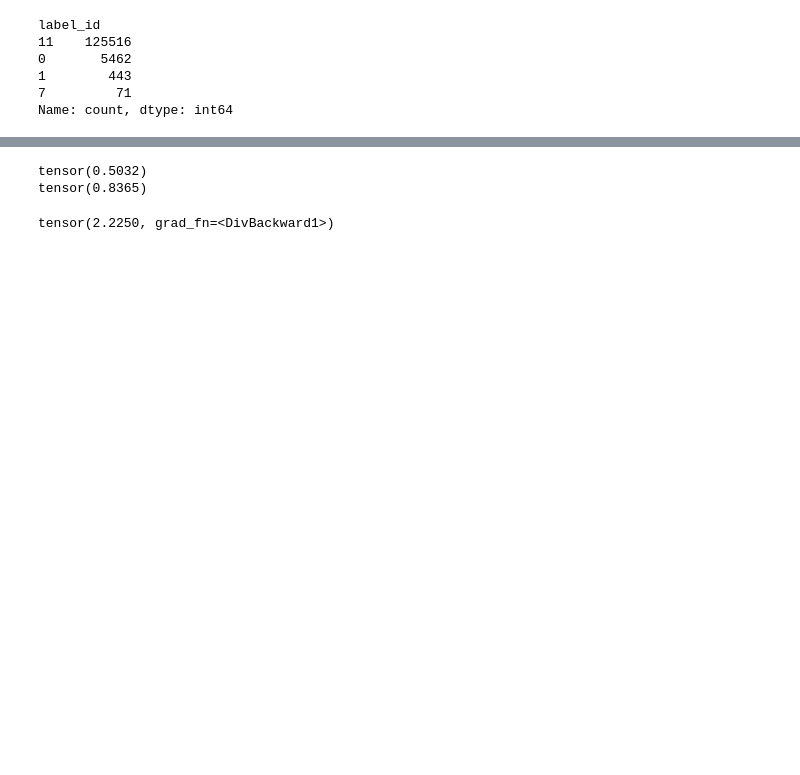
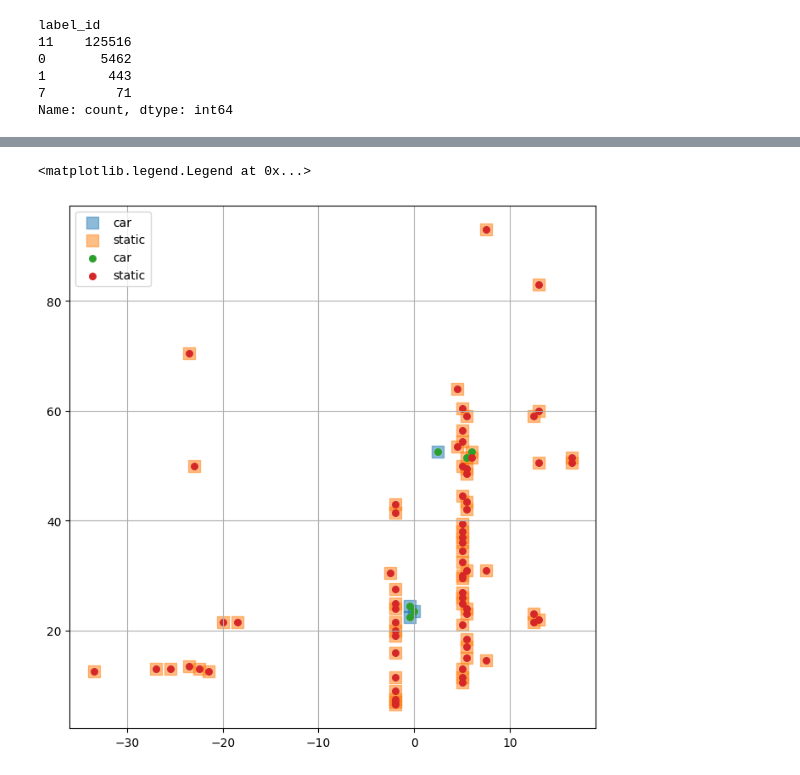
Before and after one commit to trujilloRJ/radar-semantic-segmentation, a Jupyter notebook: sandbox.ipynb, the cells around one changed output, grey strips where cells are left out. Cells and saved outputs as stored; diff of their text form; code cells hidden in the pictures; blank space fills up the shorter version.

```diff
--- a/sandbox.ipynb
+++ b/sandbox.ipynb
@@ -29,17 +38,20 @@ The autoreload extension is already loaded. To reload it, use:
 # %%
 # loading scene
 sequence_id = "sequence_1"
+data_folder = "train"
+exp_name = "baseline_unet_noWCE_ep12"
 scene_fn = os.path.join(os.getenv("DATA_LOCATION"), sequence_id, "scenes.json")
 detections = get_scene(scene_fn)
 tss = detections['timestamp'].unique()
 print(detections['label_id'].value_counts())
 
 # loading model for inference
-chs = [8, 16, 32]
+chs = [16, 32, 64]
 optimizer_choice = OptimizerChoice.ADAMW
 model = UNet(chs=chs, n_classes=N_LABELS)
+model.eval() # set model to evaluation mode, no training in inference
 optimizer = create_optimizer(model, optimizer_choice, lr=1e-4)
-model, optimizer, epoch = load_checkpoint(model, optimizer, "checkpoints/test_ep20.pth")
+model, optimizer, epoch = load_checkpoint(model, optimizer, f"checkpoints/{exp_name}.pth")
 # %% [output]
 label_id
 11    125516
@@ -84,45 +62,27 @@ tensor([0, 4], dtype=torch.uint8)
-# %%
-import torch.nn as nn
-
-loss = nn.CrossEntropyLoss()
-input_ = torch.Tensor([
-    [
-        [0, 0, 1],
-        [0, 1, 0]
-    ],
-    [
-        [1, 0, 0],
-        [1, 1, 0]
-    ]
-])
-# input_ = torch.Tensor(
-#     [
-#         [1, 1, 1],
-#         [1, 1, 1]
-#     ]
-# )
-
-input_ = input_.unsqueeze(0)
-
-target = input_
-target_random = torch.randn(input_.shape).softmax(dim=1)
-# target = torch.ones(input_.shape)
-
-target_indices = torch.argmax(target, dim=1)
-print(loss(input_, target_indices))
-target_indices = torch.argmax(target_random, dim=1)
-print(loss(input_, target_indices))
-# input_ = torch.randn(3, 5, requires_grad=True)
-# target = torch.empty(3, dtype=torch.long).random_(5)
-# output = loss(input_, target)
-# output
-# %% [output]
-tensor(0.5032)
-tensor(0.8365)
-# %%
-input = torch.randn(3, 5, requires_grad=True)
-target = torch.randn(3, 5).softmax(dim=1)
-output = loss(input, target)
-output
-# %% [output]
-tensor(2.2250, grad_fn=<DivBackward1>)
+# %%
+timestamp = tss[200]
+cur_dets = detections[detections["timestamp"] == timestamp]
+
+# load pre-made grid
+in_grid = torch.load(os.path.join(f"data/{data_folder}/input", f"{sequence_id}_ts{timestamp}_fl.pt"))
+out_grid = torch.load(os.path.join(f"data/{data_folder}/gt", f"{sequence_id}_ts{timestamp}_fl.pt"))
+grid = Grid.from_existing(in_grid.numpy().transpose(1, 2, 0), out_grid.numpy().transpose(1, 2, 0), x_lims=(2, 100), y_lims=(-50, 20), cell_size=0.5)
+
+# pass grid through model
+with torch.no_grad():
+    output = model(in_grid.unsqueeze(0))
+
+predicted_classes = torch.argmax(output, dim=1).cpu().numpy().squeeze()
+out_grid = out_grid.cpu().numpy().squeeze()
+predicted_classes[out_grid == label_to_index[DONT_CARE]] = label_to_index[DONT_CARE]
+
+_, _, x_pos, y_pos = grid.get_active_cells_positions()
+fig, ax = plt.subplots(figsize=(8, 8))
+# ax.scatter(cur_dets['y_cc'], cur_dets['x_cc'], c=cur_dets['label_id'], s=10)
+plot_grid(ax, grid, out_grid, alpha=0.5, size=100)
+plot_grid(ax, grid, predicted_classes, alpha=1, size=30, marker='o')
+ax.grid()
+ax.legend()
+# %% [output]
+<matplotlib.legend.Legend at 0x...>
+[figure, added]
```
Also changed, not shown: parts of 7 cells of this notebook, 11 other files.
